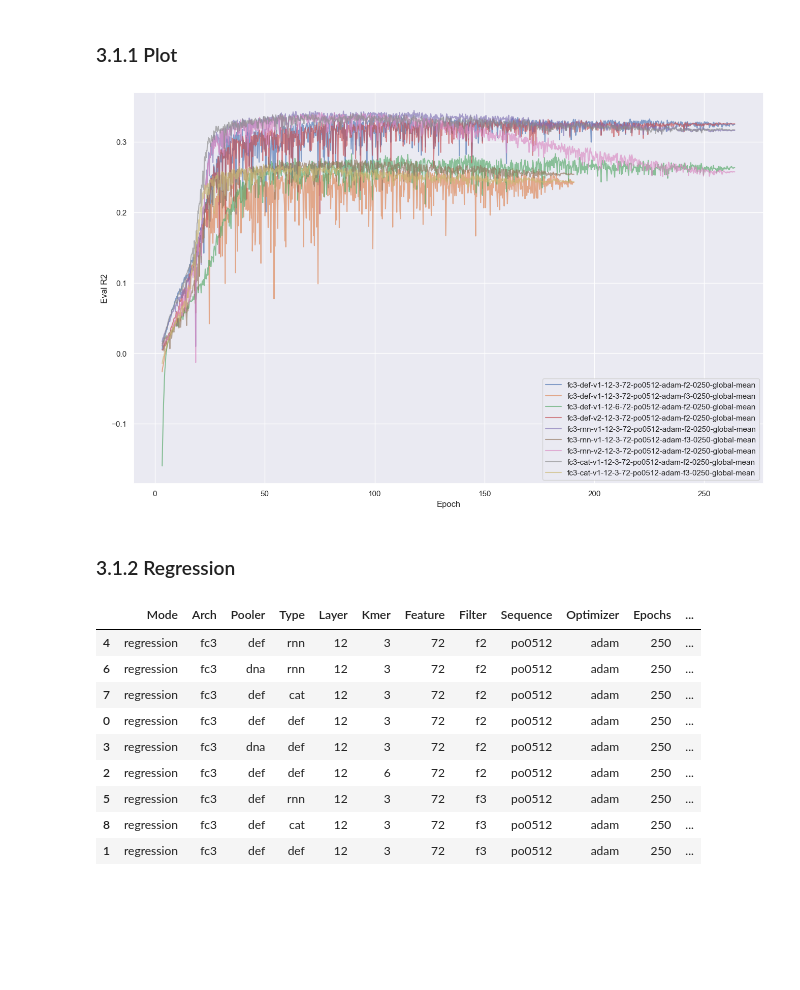
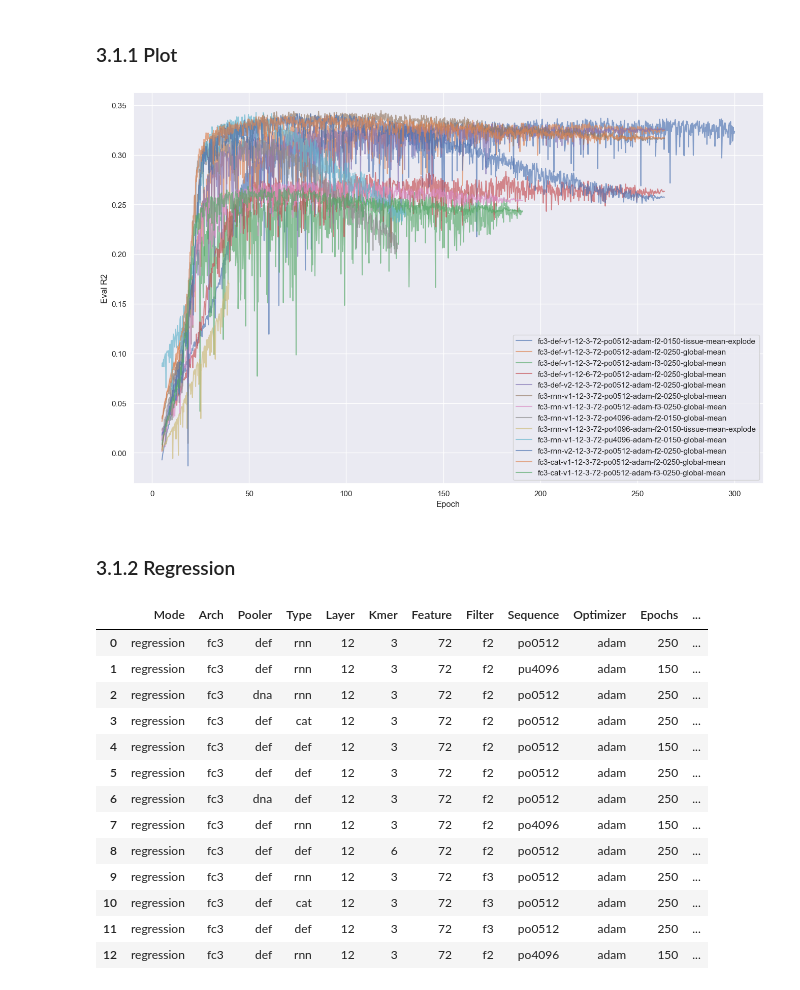
Before and after one commit to up4472/upolanc-thesis, a Jupyter notebook: notebook/nbp13-report.ipynb, the cells around one changed output. Drawn from its saved outputs; the diff is of its cells as text; code cells hidden in the pictures; blank space fills up the shorter version.

```diff
--- a/notebook/nbp13-report.ipynb
+++ b/notebook/nbp13-report.ipynb
@@ -44,6 +45,10 @@ runtime.set_plot_theme()
 # List reports folder content
 
 ROOT_DIR = os.path.join(ROOT, 'reports', '2023-06-xx')
+DATA_DIR = os.path.join(ROOT, 'output', 'nbp13-report')
+
+shutil.rmtree(DATA_DIR, ignore_errors = True)
+os.makedirs(DATA_DIR, exist_ok = True)
 
 for index, name in enumerate(os.listdir(ROOT_DIR), start = 0) :
 	path_l0 = os.path.join(ROOT_DIR, name)
@@ -415,45 +424,56 @@ C:\Developer\Workspace\PyCharm\Projects\upolanc-thesis\reports\2023-06-xx\regres
 ### 3.1.1 Plot
 # %%
 # Plot
+
+STEPS_PER_EPOCH = 485
 
 report_plot.models_bert_r2(
 	data = report_filter.filter_bert_reports(
 		reports = report_bert_model,
-		keep_only = [],
-		drop_only = []
+		keep_only = None,
+		drop_only = None
 	),
-	mode     = 'regression',
-	x        = 15,
-	y        = None,
-	filename = None,
-	step     = 'epoch'
+	mode            = 'regression',
+	step            = 'epoch',
+	steps_min       = int(  5 * STEPS_PER_EPOCH),
+	steps_max       = int(300 * STEPS_PER_EPOCH),
+	steps_per_epoch = STEPS_PER_EPOCH,
+	alpha           = 0.65,
+	groupby         = 'none',
+	filename        = os.path.join(DATA_DIR, 'bert-r2')
 )
 # %% [output]
-[figure, old version]
+[figure, new version]
 # %% [markdown]
 ### 3.1.2 Regression
 # %%
 # Concat reports and display top few
 
 report = report_concat.concat_bert_reports(
-	data      = report_bert_model,
-	mode      = 'regression',
-	metric    = 'eval_r2',
-	ascending = False
+	data            = report_bert_model,
+	mode            = 'regression',
+	metric          = 'eval_r2',
+	ascending       = False,
+	steps_per_epoch = STEPS_PER_EPOCH
 )
 
 if report is not None :
+	report = report.reset_index(drop = True)
 	report = report.head(n = 25)
 
 report
 # %% [output]
 |  | Mode | Arch | Pooler | Type | Layer | Kmer | Feature | Filter | Sequence | Optimizer | Epochs | ... |
-| 4 | regression | fc3 | def | rnn | 12 | 3 | 72 | f2 | po0512 | adam | 250 | ... |
-| 6 | regression | fc3 | dna | rnn | 12 | 3 | 72 | f2 | po0512 | adam | 250 | ... |
-| 7 | regression | fc3 | def | cat | 12 | 3 | 72 | f2 | po0512 | adam | 250 | ... |
-| 0 | regression | fc3 | def | def | 12 | 3 | 72 | f2 | po0512 | adam | 250 | ... |
-| 3 | regression | fc3 | dna | def | 12 | 3 | 72 | f2 | po0512 | adam | 250 | ... |
-| 2 | regression | fc3 | def | def | 12 | 6 | 72 | f2 | po0512 | adam | 250 | ... |
-| 5 | regression | fc3 | def | rnn | 12 | 3 | 72 | f3 | po0512 | adam | 250 | ... |
-| 8 | regression | fc3 | def | cat | 12 | 3 | 72 | f3 | po0512 | adam | 250 | ... |
-| 1 | regression | fc3 | def | def | 12 | 3 | 72 | f3 | po0512 | adam | 250 | ... |
+| 0 | regression | fc3 | def | rnn | 12 | 3 | 72 | f2 | po0512 | adam | 250 | ... |
+| 1 | regression | fc3 | def | rnn | 12 | 3 | 72 | f2 | pu4096 | adam | 150 | ... |
+| 2 | regression | fc3 | dna | rnn | 12 | 3 | 72 | f2 | po0512 | adam | 250 | ... |
+| 3 | regression | fc3 | def | cat | 12 | 3 | 72 | f2 | po0512 | adam | 250 | ... |
+| 4 | regression | fc3 | def | def | 12 | 3 | 72 | f2 | po0512 | adam | 150 | ... |
+| 5 | regression | fc3 | def | def | 12 | 3 | 72 | f2 | po0512 | adam | 250 | ... |
+| 6 | regression | fc3 | dna | def | 12 | 3 | 72 | f2 | po0512 | adam | 250 | ... |
+| 7 | regression | fc3 | def | rnn | 12 | 3 | 72 | f2 | po4096 | adam | 150 | ... |
+| 8 | regression | fc3 | def | def | 12 | 6 | 72 | f2 | po0512 | adam | 250 | ... |
+| 9 | regression | fc3 | def | rnn | 12 | 3 | 72 | f3 | po0512 | adam | 250 | ... |
+| 10 | regression | fc3 | def | cat | 12 | 3 | 72 | f3 | po0512 | adam | 250 | ... |
+| 11 | regression | fc3 | def | def | 12 | 3 | 72 | f3 | po0512 | adam | 250 | ... |
+| 12 | regression | fc3 | def | rnn | 12 | 3 | 72 | f2 | po4096 | adam | 150 | ... |
```
Also changed, not shown: parts of 3 cells of this notebook, 8 other files.
